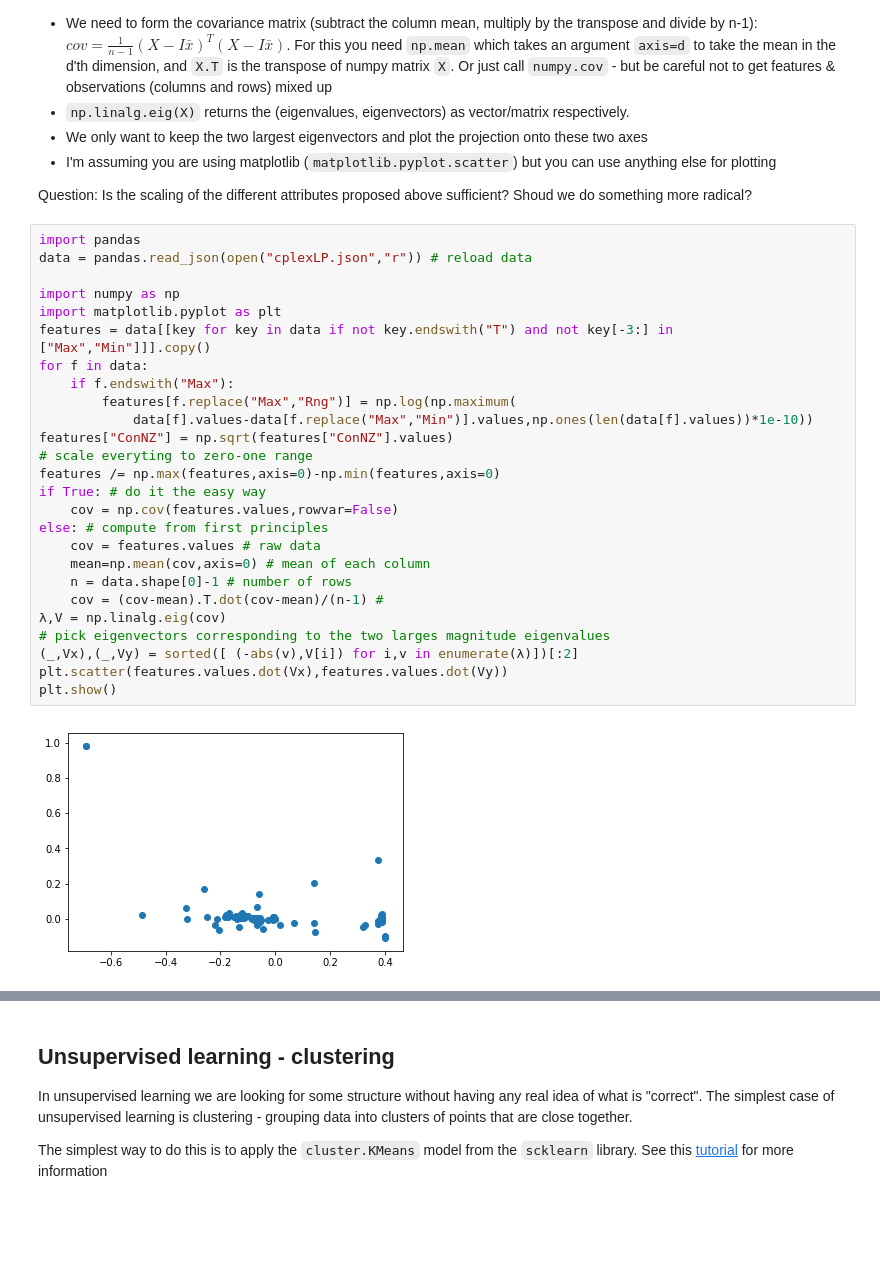
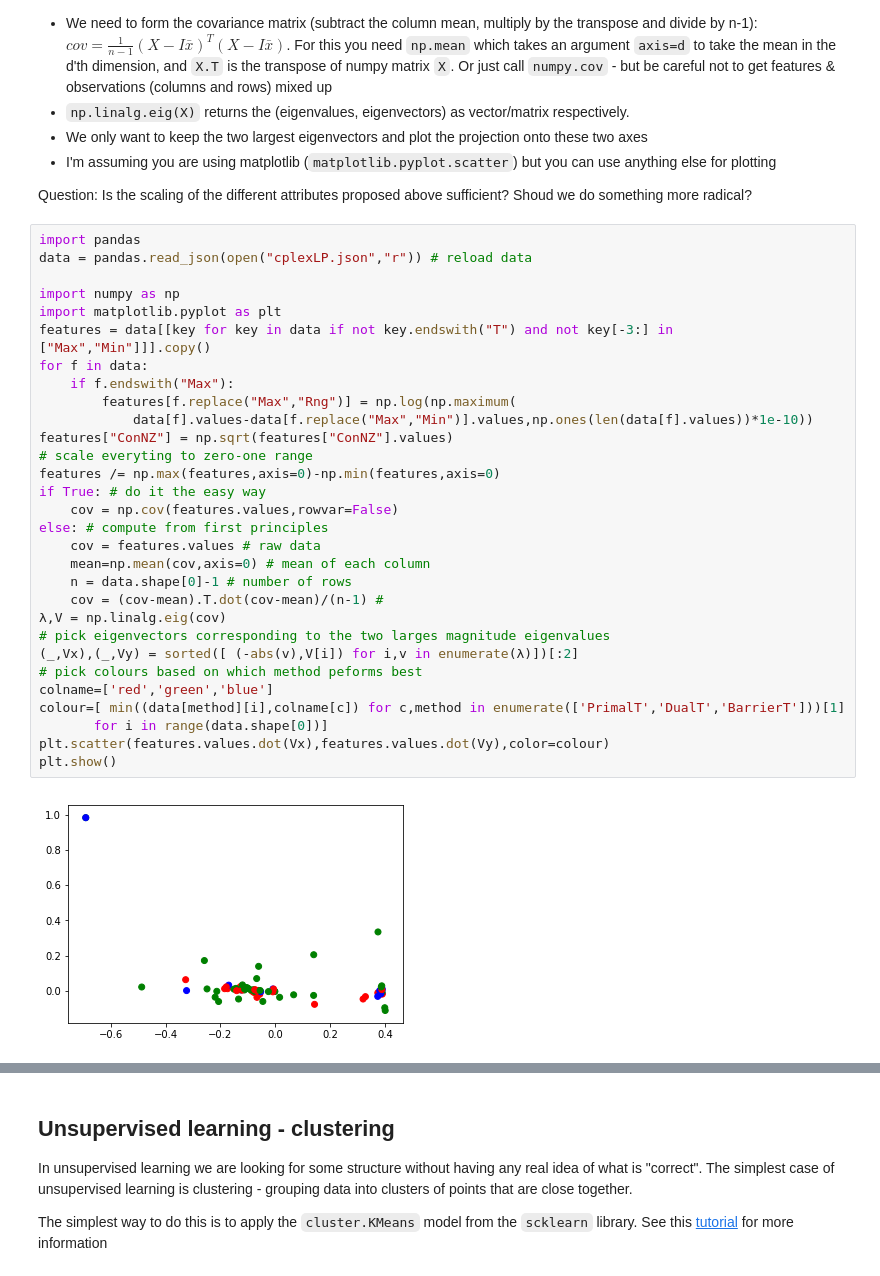
Before and after one commit to swirling-wind/Python4Maths-practice, a Jupyter notebook: AdvancedPython/IntroToDataScience.ipynb, the cells around one changed output, grey strips where cells are left out. Cells and saved outputs as stored; diff of their text form; blank space fills up the shorter version.

```diff
--- a/AdvancedPython/IntroToDataScience.ipynb
+++ b/AdvancedPython/IntroToDataScience.ipynb
@@ -235,28 +235,32 @@ Question: Is the scaling of the different attributes proposed above sufficient?
 # %%
 import pandas
 data = pandas.read_json(open("cplexLP.json","r")) # reload data
 
 import numpy as np
 import matplotlib.pyplot as plt
 features = data[[key for key in data if not key.endswith("T") and not key[-3:] in ["Max","Min"]]].copy()
 for f in data:
     if f.endswith("Max"):
         features[f.replace("Max","Rng")] = np.log(np.maximum(
             data[f].values-data[f.replace("Max","Min")].values,np.ones(len(data[f].values))*1e-10))
 features["ConNZ"] = np.sqrt(features["ConNZ"].values)
 # scale everyting to zero-one range
 features /= np.max(features,axis=0)-np.min(features,axis=0)
 if True: # do it the easy way
     cov = np.cov(features.values,rowvar=False)
 else: # compute from first principles
     cov = features.values # raw data
     mean=np.mean(cov,axis=0) # mean of each column
     n = data.shape[0]-1 # number of rows
     cov = (cov-mean).T.dot(cov-mean)/(n-1) #
 λ,V = np.linalg.eig(cov)
 # pick eigenvectors corresponding to the two larges magnitude eigenvalues
 (_,Vx),(_,Vy) = sorted([ (-abs(v),V[i]) for i,v in enumerate(λ)])[:2]
-plt.scatter(features.values.dot(Vx),features.values.dot(Vy))
+# pick colours based on which method peforms best
+colname=['red','green','blue']
+colour=[ min((data[method][i],colname[c]) for c,method in enumerate(['PrimalT','DualT','BarrierT']))[1]
+       for i in range(data.shape[0])]
+plt.scatter(features.values.dot(Vx),features.values.dot(Vy),color=colour)
 plt.show()
 # %% [output]
-[figure, old version]
+[figure, new version]
```
Also changed, not shown: parts of 4 cells of this notebook.
